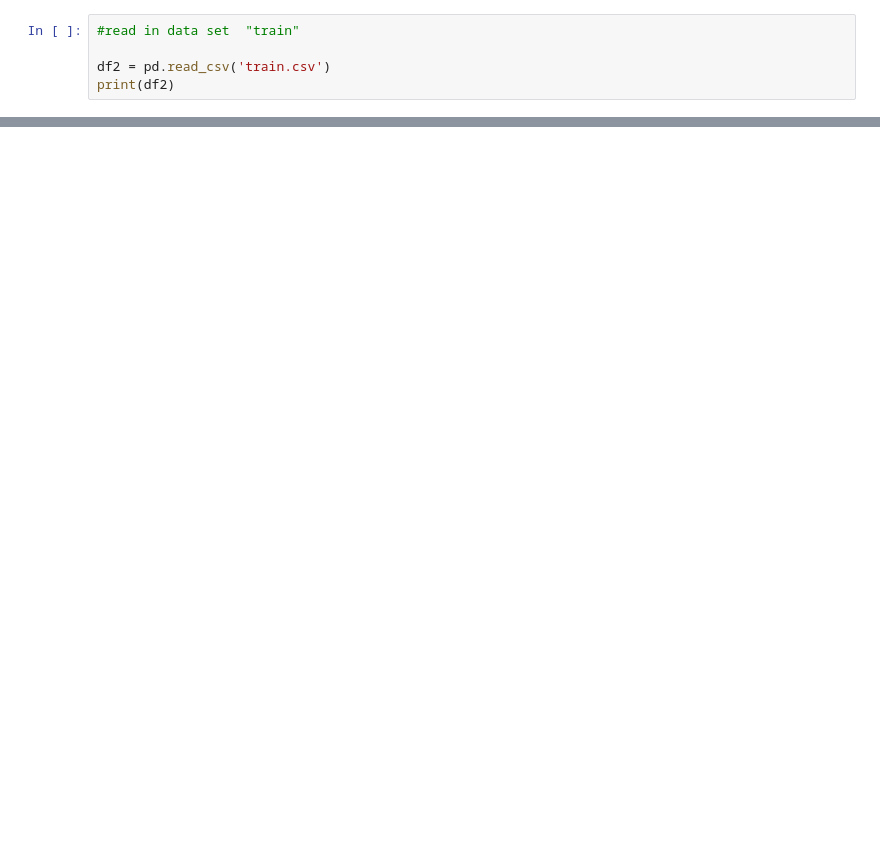
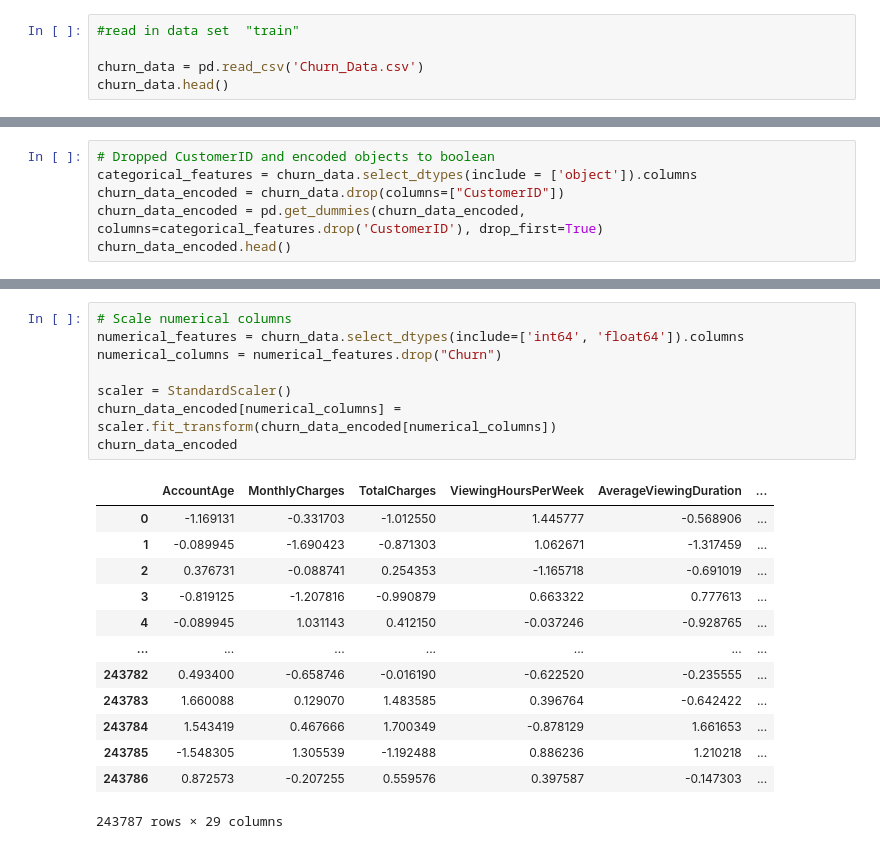
Before and after one commit to B-eng1/Customer-Churn-Classification, a Jupyter notebook: Churn Data-checkpoint.ipynb, the cells around one changed output, grey strips where cells are left out. Cells and saved outputs as stored; diff of their text form; blank space fills up the shorter version.

```diff
--- a/Churn Data-checkpoint.ipynb
+++ b/Churn Data-checkpoint.ipynb
@@ -8,6 +9,6 @@ from sklearn.ensemble import RandomForestClassifier
 # %%
 #read in data set  "train"
 
-df2 = pd.read_csv('train.csv')
-print(df2)
+churn_data = pd.read_csv('Churn_Data.csv')
+churn_data.head()
 # %% [output]
@@ -30,0 +65,6 @@ print(df2)
+# %%
+# Dropped CustomerID and encoded objects to boolean
+categorical_features = churn_data.select_dtypes(include = ['object']).columns
+churn_data_encoded = churn_data.drop(columns=["CustomerID"])
+churn_data_encoded = pd.get_dummies(churn_data_encoded, columns=categorical_features.drop('CustomerID'), drop_first=True)
+churn_data_encoded.head()
@@ -30,0 +100,22 @@ print(df2)
+# %%
+# Scale numerical columns
+numerical_features = churn_data.select_dtypes(include=['int64', 'float64']).columns
+numerical_columns = numerical_features.drop("Churn")
+
+scaler = StandardScaler()
+churn_data_encoded[numerical_columns] = scaler.fit_transform(churn_data_encoded[numerical_columns])
+churn_data_encoded
+# %% [output]
+|  | AccountAge | MonthlyCharges | TotalCharges | ViewingHoursPerWeek | AverageViewingDuration | ... |
+| 0 | -1.169131 | -0.331703 | -1.012550 | 1.445777 | -0.568906 | ... |
+| 1 | -0.089945 | -1.690423 | -0.871303 | 1.062671 | -1.317459 | ... |
+| 2 | 0.376731 | -0.088741 | 0.254353 | -1.165718 | -0.691019 | ... |
+| 3 | -0.819125 | -1.207816 | -0.990879 | 0.663322 | 0.777613 | ... |
+| 4 | -0.089945 | 1.031143 | 0.412150 | -0.037246 | -0.928765 | ... |
+| ... | ... | ... | ... | ... | ... | ... |
+| 243782 | 0.493400 | -0.658746 | -0.016190 | -0.622520 | -0.235555 | ... |
+| 243783 | 1.660088 | 0.129070 | 1.483585 | 0.396764 | -0.642422 | ... |
+| 243784 | 1.543419 | 0.467666 | 1.700349 | -0.878129 | 1.661653 | ... |
+| 243785 | -1.548305 | 1.305539 | -1.192488 | 0.886236 | 1.210218 | ... |
+| 243786 | 0.872573 | -0.207255 | 0.559576 | 0.397587 | -0.147303 | ... |
+243787 rows × 29 columns
```
Also changed, not shown: parts of 6 cells of this notebook.
